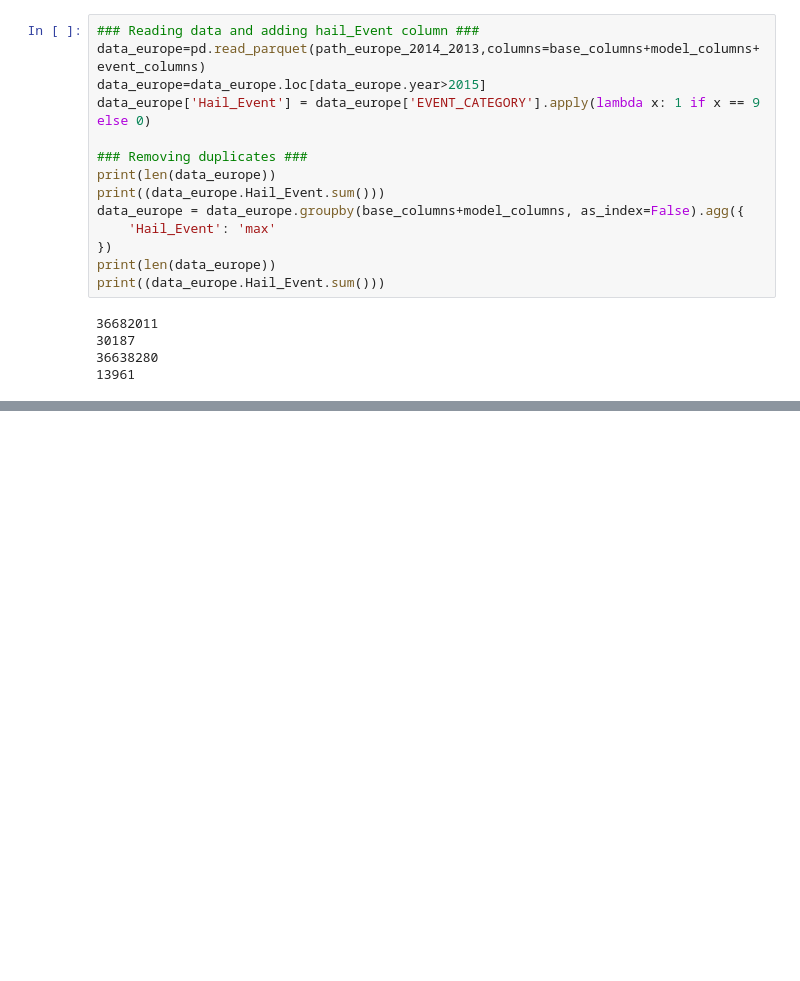
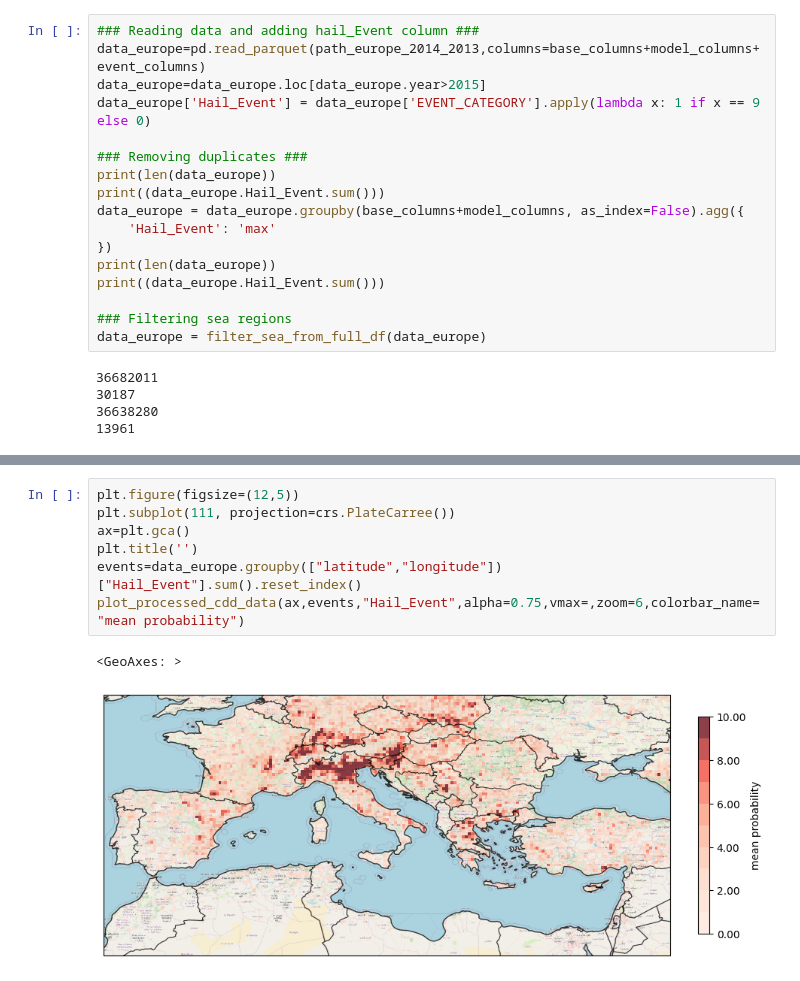
Before and after one commit to albertosanma/KOIOS, a Jupyter notebook: dev/transfer_learning_europe/croppting_data_for_test.ipynb, the cells around one changed output, grey strips where cells are left out. Drawn from its saved outputs; the diff is of its cells as text; blank space fills up the shorter version.

```diff
--- a/dev/transfer_learning_europe/croppting_data_for_test.ipynb
+++ b/dev/transfer_learning_europe/croppting_data_for_test.ipynb
@@ -30,6 +32,9 @@ data_europe = data_europe.groupby(base_columns+model_columns, as_index=False).ag
 })
 print(len(data_europe))
 print((data_europe.Hail_Event.sum()))
+
+### Filtering sea regions
+data_europe = filter_sea_from_full_df(data_europe)
 # %% [output]
 36682011
 30187
@@ -65,3 +76,13 @@ Try using .loc[row_indexer,col_indexer] = value instead
 
 See the caveats in the documentation: https://pandas.pydata.org/pandas-docs/stable/user_guide/indexing.html#returning-a-view-versus-a-copy
   df[column] = df[column].astype(fmt)
+# %%
+plt.figure(figsize=(12,5))
+plt.subplot(111, projection=crs.PlateCarree())
+ax=plt.gca()
+plt.title('')
+events=data_europe.groupby(["latitude","longitude"])["Hail_Event"].sum().reset_index()
+plot_processed_cdd_data(ax,events,"Hail_Event",alpha=0.75,vmax=,zoom=6,colorbar_name="mean probability")
+# %% [output]
+<GeoAxes: >
+[figure, added]
```
Also changed, not shown: parts of 4 cells of this notebook, 5 other files.
